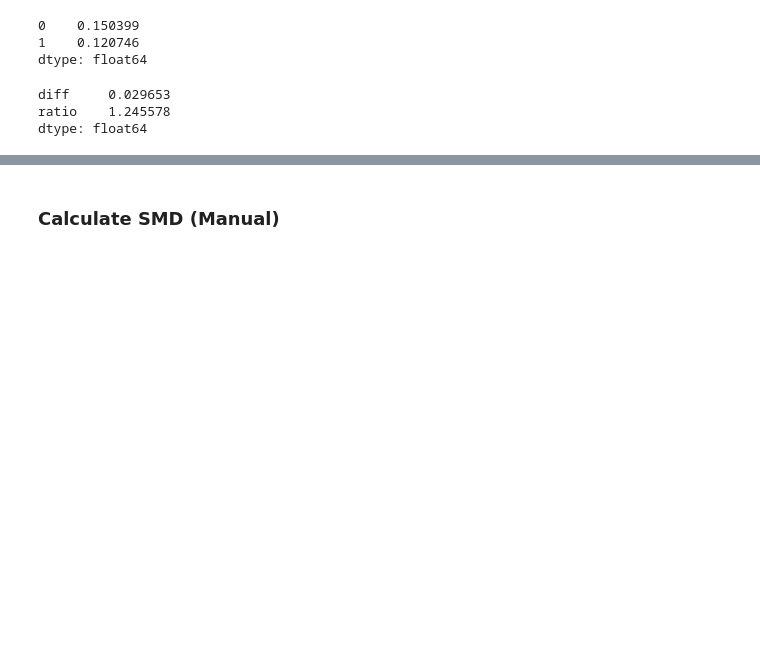
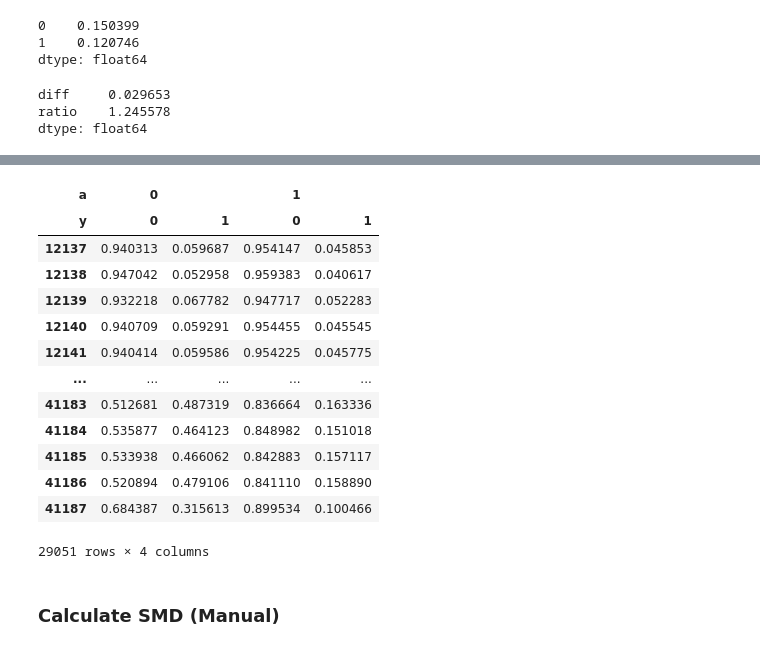
Before and after one commit to causalvis/causalvis, a Jupyter notebook: notebooks/Causallib Test.ipynb, the cells around one changed output, grey strips where cells are left out. Saved outputs shown, nothing was run; the diff lists cells and outputs as text; code cells hidden in the pictures; blank space fills up the shorter version.

```diff
--- a/notebooks/Causallib Test.ipynb
+++ b/notebooks/Causallib Test.ipynb
@@ -174,0 +182,8 @@ dtype: float64
+# %%
+from sklearn.ensemble import GradientBoostingClassifier
+from causallib.estimation import Standardization
+
+#gb = LinearRegression()
+gb = GradientBoostingClassifier()
+std = Standardization(gb, predict_proba=True)
+std.fit(X2, a2, y2)
@@ -174,0 +205,17 @@ dtype: float64
+# %%
+std.estimate_individual_outcome(X2, a2)
+# %% [output]
+| a | 0 |  | 1 |  |
+| y | 0 | 1 | 0 | 1 |
+| 12137 | 0.940313 | 0.059687 | 0.954147 | 0.045853 |
+| 12138 | 0.947042 | 0.052958 | 0.959383 | 0.040617 |
+| 12139 | 0.932218 | 0.067782 | 0.947717 | 0.052283 |
+| 12140 | 0.940709 | 0.059291 | 0.954455 | 0.045545 |
+| 12141 | 0.940414 | 0.059586 | 0.954225 | 0.045775 |
+| ... | ... | ... | ... | ... |
+| 41183 | 0.512681 | 0.487319 | 0.836664 | 0.163336 |
+| 41184 | 0.535877 | 0.464123 | 0.848982 | 0.151018 |
+| 41185 | 0.533938 | 0.466062 | 0.842883 | 0.157117 |
+| 41186 | 0.520894 | 0.479106 | 0.841110 | 0.158890 |
+| 41187 | 0.684387 | 0.315613 | 0.899534 | 0.100466 |
+29051 rows × 4 columns
```
Also changed, not shown: parts of 12 cells of this notebook, 15 other files.
